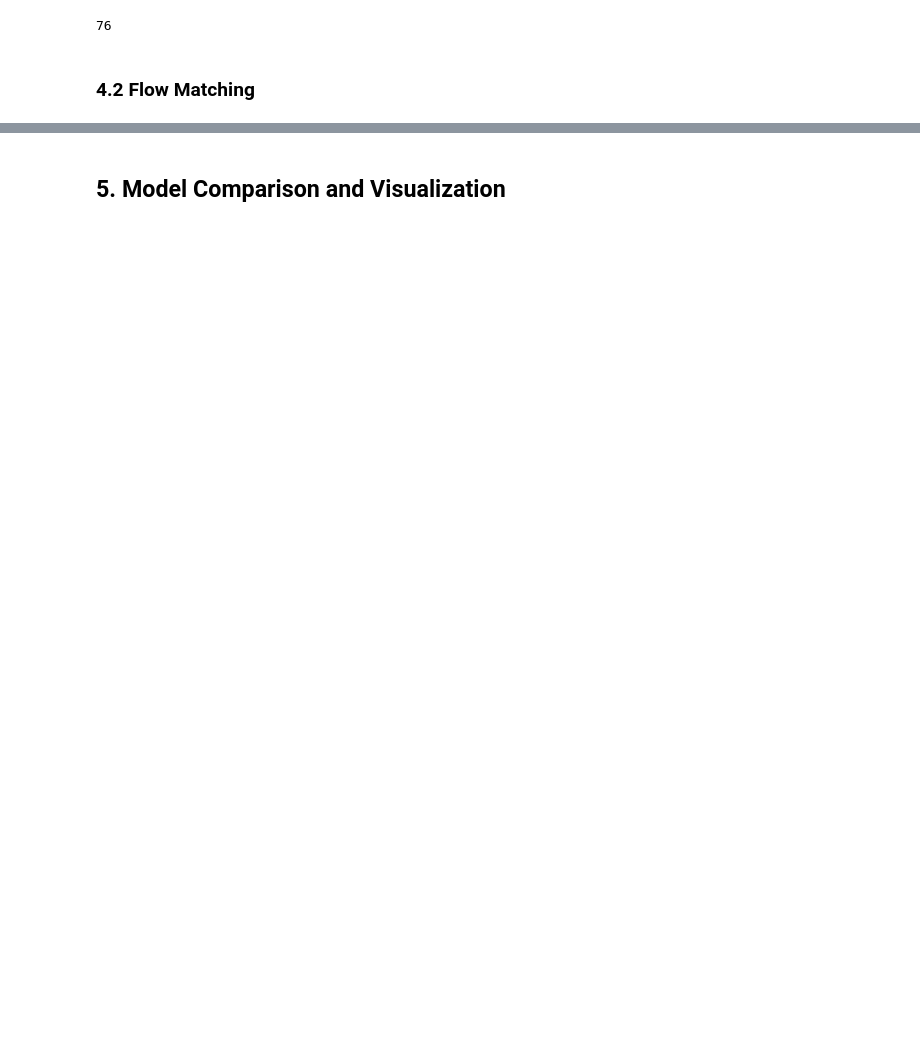
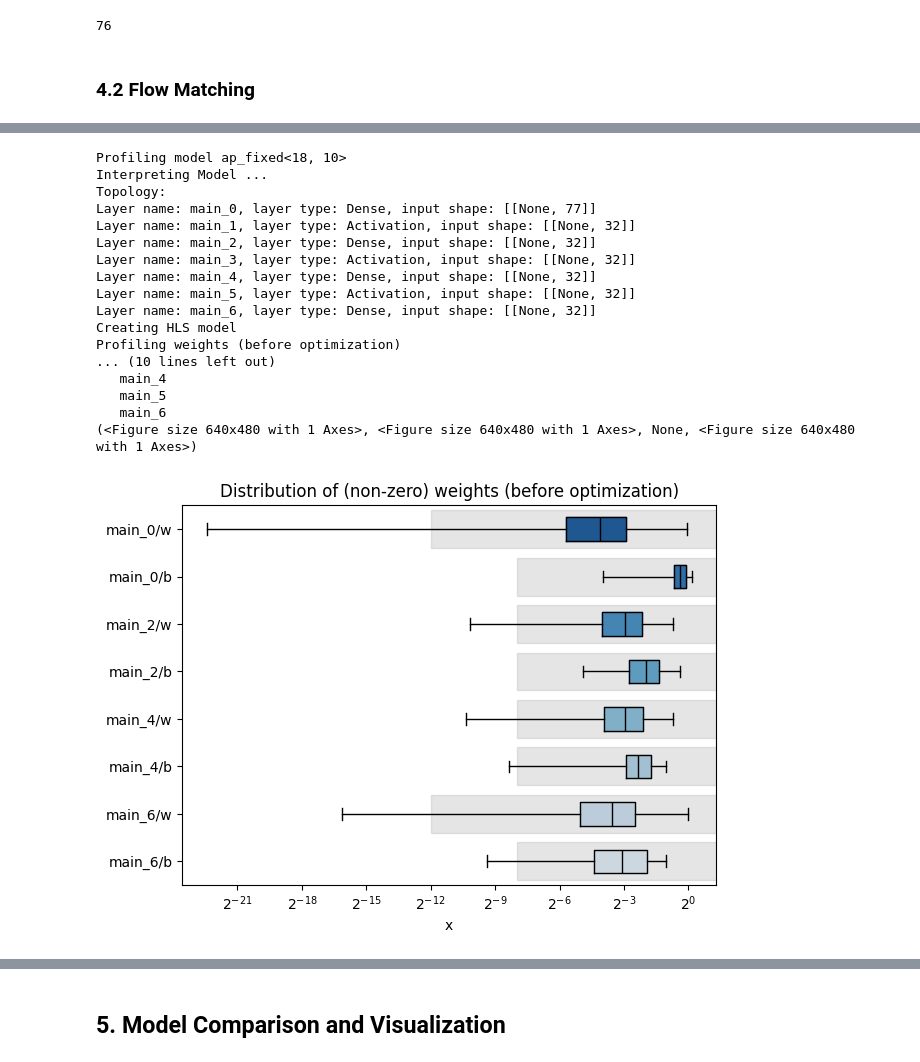
Before and after one commit to francesco-vaselli/fAD, a Jupyter notebook: experiments/challenge.ipynb, the cells around one changed output, grey strips where cells are left out. Cells and saved outputs as stored; diff of their text form; code cells hidden in the pictures; blank space fills up the shorter version.

```diff
--- a/experiments/challenge.ipynb
+++ b/experiments/challenge.ipynb
@@ -274,0 +363,31 @@ Average Precision: 0.7703
+# %%
+from hls4ml.model.profiling import numerical
+for name, model in hls_models.items():
+    if name=="ap_fixed<18, 10>":
+        print(f"Profiling model {name}")
+        # Profile the model
+        profile = numerical(model=wrapped_vf, hls_model=model, X=X_test_hls[:1000])
+        # Print the profiling report
+        print(profile)
+        # Save the profiling report to a file
+        with open(f"profiling_report_{name}.txt", "w") as f:
+            f.write(str(profile))
+# %% [output]
+Profiling model ap_fixed<18, 10>
+Interpreting Model ...
+Topology:
+Layer name: main_0, layer type: Dense, input shape: [[None, 77]]
+Layer name: main_1, layer type: Activation, input shape: [[None, 32]]
+Layer name: main_2, layer type: Dense, input shape: [[None, 32]]
+Layer name: main_3, layer type: Activation, input shape: [[None, 32]]
+Layer name: main_4, layer type: Dense, input shape: [[None, 32]]
+Layer name: main_5, layer type: Activation, input shape: [[None, 32]]
+Layer name: main_6, layer type: Dense, input shape: [[None, 32]]
+Creating HLS model
+Profiling weights (before optimization)
+... (10 lines left out)
+   main_4
+   main_5
+   main_6
+(<Figure size 640x480 with 1 Axes>, <Figure size 640x480 with 1 Axes>, None, <Figure size 640x480 with 1 Axes>)
+[figure, added]
```
Also changed, not shown: parts of 18 cells of this notebook.
